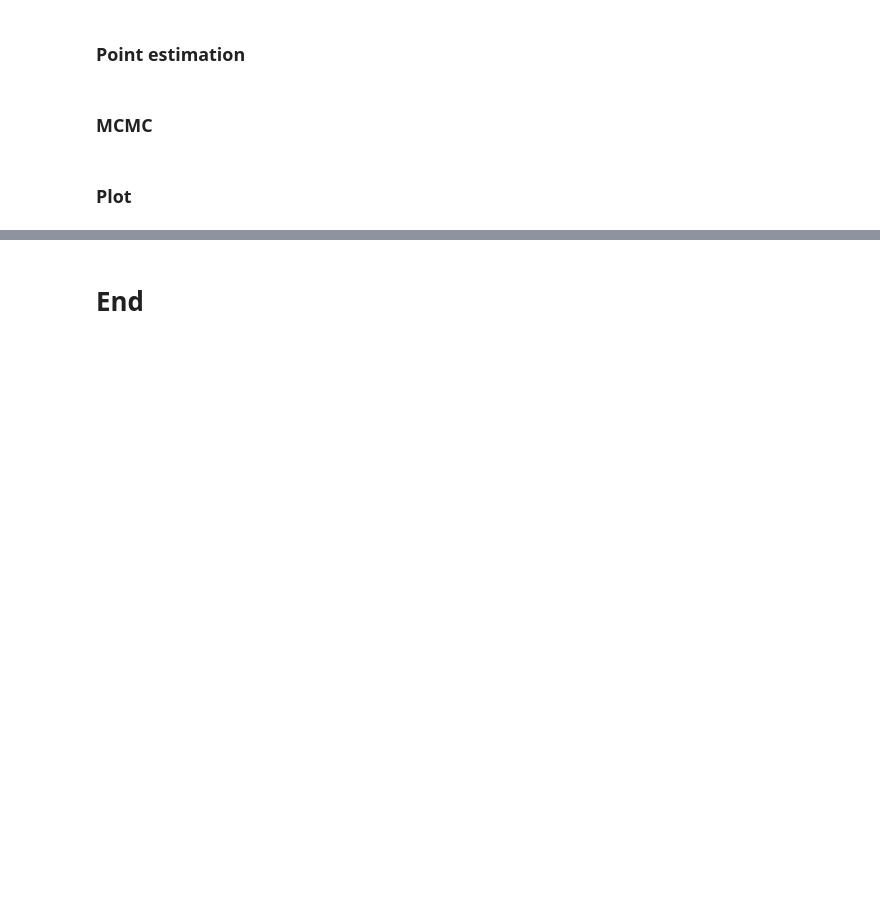
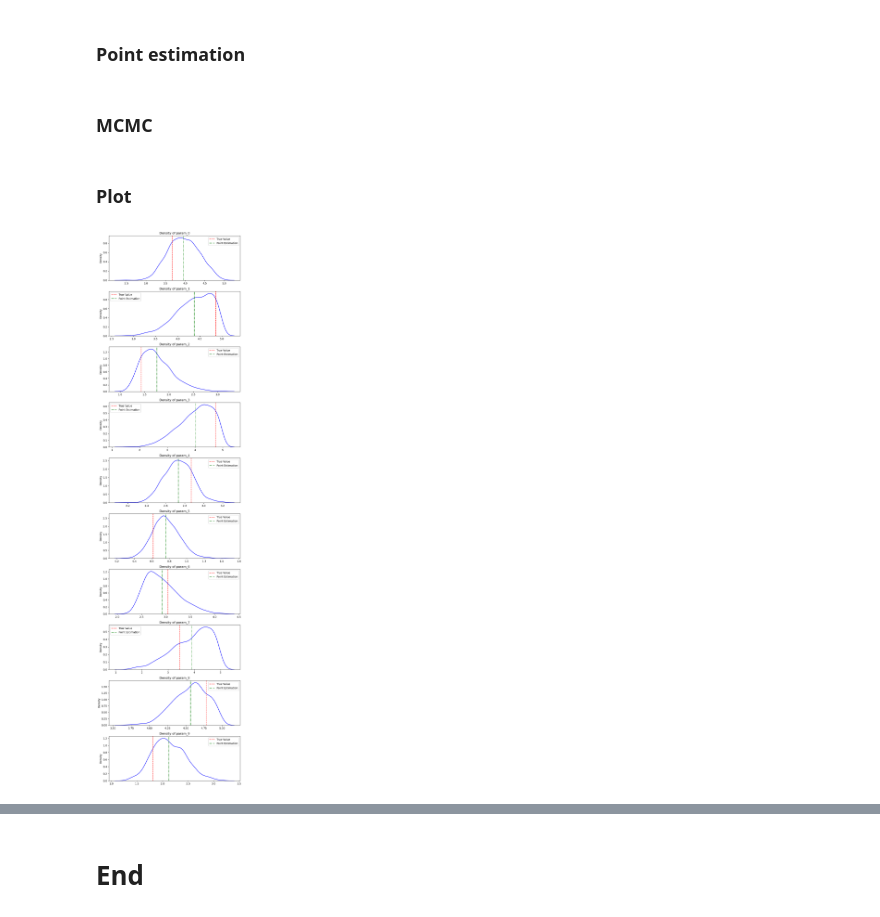
Before and after one commit to Aether-Ren/Multioutput_FixedG_GP, a Jupyter notebook: Docu.ipynb, the cells around one changed output, grey strips where cells are left out. Drawn from its saved outputs; the diff is of its cells as text; code cells hidden in the pictures; blank space fills up the shorter version.

```diff
--- a/Docu.ipynb
+++ b/Docu.ipynb
@@ -404,11 +364,6 @@ def run_mcmc(Models, Likelihoods, row_idx, test_y, bounds,
 # %%
-mcmc_result = Estimation.run_mcmc_Uniform(Prediction.preds_for_one_model, MultitaskGP_models, MultitaskGP_likelihoods, row_idx, test_y, bounds,
-                                                  PCA_func = pca_20,
-                                                  num_sampling = 400, warmup_step = 100)
+mcmc_result_Uniform = Estimation.run_mcmc_Uniform(Prediction.preds_distribution, MVGP_models, MVGP_likelihoods, row_idx, test_y_21, bounds,
+                                                  num_sampling = 1200, warmup_step = 300)
-# %%
-mcmc_result_Uniform = Estimation.run_mcmc_Uniform(Prediction.preds_for_one_model, MultitaskGP_models, MultitaskGP_likelihoods, row_idx, test_y, bounds,
-                                                  PCA_func = pca_20,
-                                                  num_sampling = 400, warmup_step = 100)
 # %%
 mcmc_result_Normal = Estimation.run_mcmc_Normal(Prediction.preds_for_one_model, MultitaskGP_models, MultitaskGP_likelihoods, row_idx, test_y, local_train_x,
                                                  PCA_func = pca_20,
@@ -430,28 +385,30 @@ for idx, param_name in enumerate(param_names):
 # %% [markdown]
 ### Plot
 # %%
-# posterior_samples_Normal = mcmc_result_Uniform.get_samples()
+posterior_samples_Uniform = mcmc_result_Uniform.get_samples()
 
 true_values = test_x[row_idx,:]
 
-point_estimations = posterior_means_array_tmp
+point_estimations = posterior_means_array
 
 fig, axes = plt.subplots(len(posterior_samples_Uniform), 1, figsize=(8, len(posterior_samples_Uniform) * 3))
 
 for i, (param_name, samples) in enumerate(posterior_samples_Uniform.items()):
     if len(posterior_samples_Uniform) > 1:
         ax = axes[i]
     else:
         ax = axes
-    sns.kdeplot(samples.detach().numpy(), ax=ax, color='blue')
+    sns.kdeplot(samples.detach().numpy(), ax=ax, color='blue')ccc
     ax.set_title(f'Density of {param_name}')
 
     # 标记 true_values 和 point_estimations
     if true_values is not None and i < len(true_values):
         ax.axvline(true_values[i], color='red', linestyle='--', label='True Value')
     if point_estimations is not None and i < len(point_estimations):
         ax.axvline(point_estimations[i], color='green', linestyle='-.', label='Point Estimation')
     ax.legend()
 
 plt.tight_layout()
 plt.show()
+# %% [output]
+[figure, added]
```
Also changed, not shown: parts of 5 cells of this notebook.
